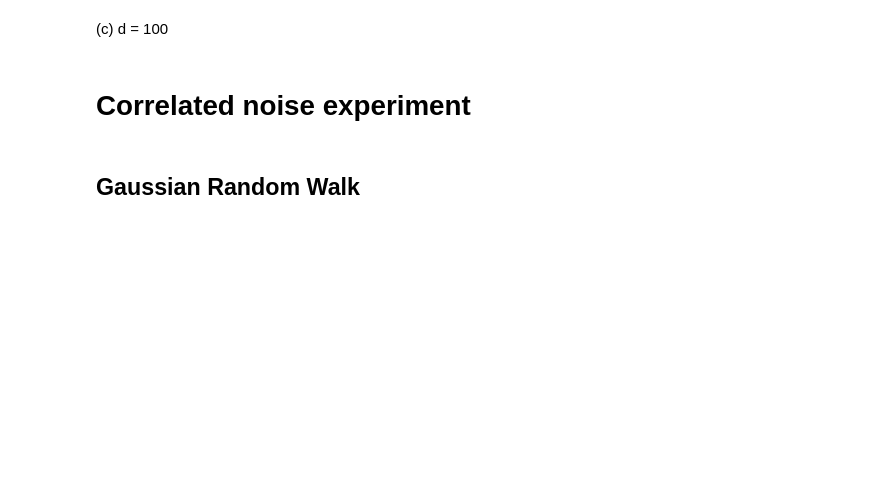
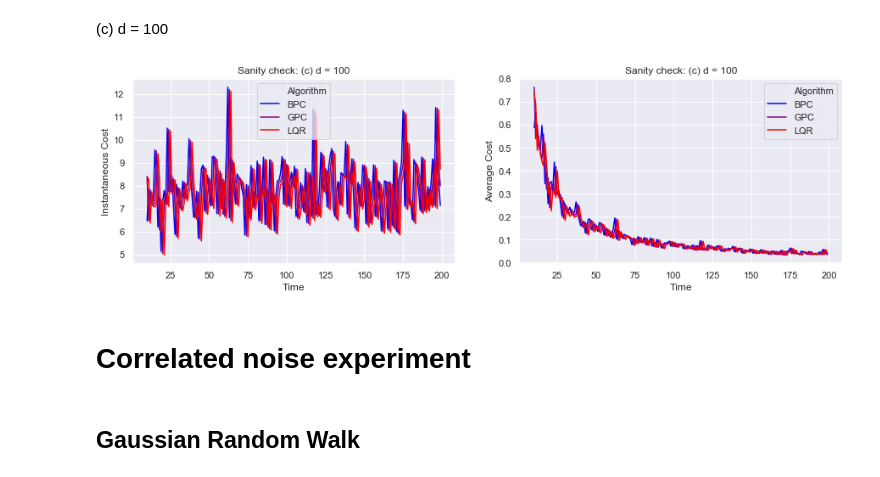
Before and after one commit to MinRegret/TigerControl, a Jupyter notebook: in-progress/Experiments.ipynb, the cells around one changed output. Drawn from its saved outputs; the diff is of its cells as text; code cells hidden in the pictures; blank space fills up the shorter version.

```diff
--- a/in-progress/Experiments.ipynb
+++ b/in-progress/Experiments.ipynb
@@ -203,8 +203,8 @@ T = 200 # number of timesteps
 problem = LDS()
 x = problem.initialize(n, m, noise_distribution = 'normal', noise_magnitude = 0.5)
 
-Q = 0.1 * np.identity(n)
-R = 0.1 * np.identity(m)
+Q = 0.3 * np.identity(n)
+R = 0.3 * np.identity(m)
 
 loss_fn = lambda x, u: x.T @ Q @ x + u.T @ R @ u
 # %%
@@ -258,8 +258,10 @@ for run in range(n_runs):
         LQR_data = pd.concat([LQR_data, new_data])
 # %%
 all_data = pd.concat([BPC_data, GPC_data, LQR_data])
-plot('Sanity check: (b) d = 100', all_data)
-plt.savefig("sanity_check_b.pdf")
+plot('Sanity check: (c) d = 100', all_data)
+plt.savefig("sanity_check_c.pdf")
+# %% [output]
+[figure, added]
 # %% [markdown]
 # Correlated noise experiment
 # %% [markdown]
```
Also changed, not shown: parts of 31 cells of this notebook.
